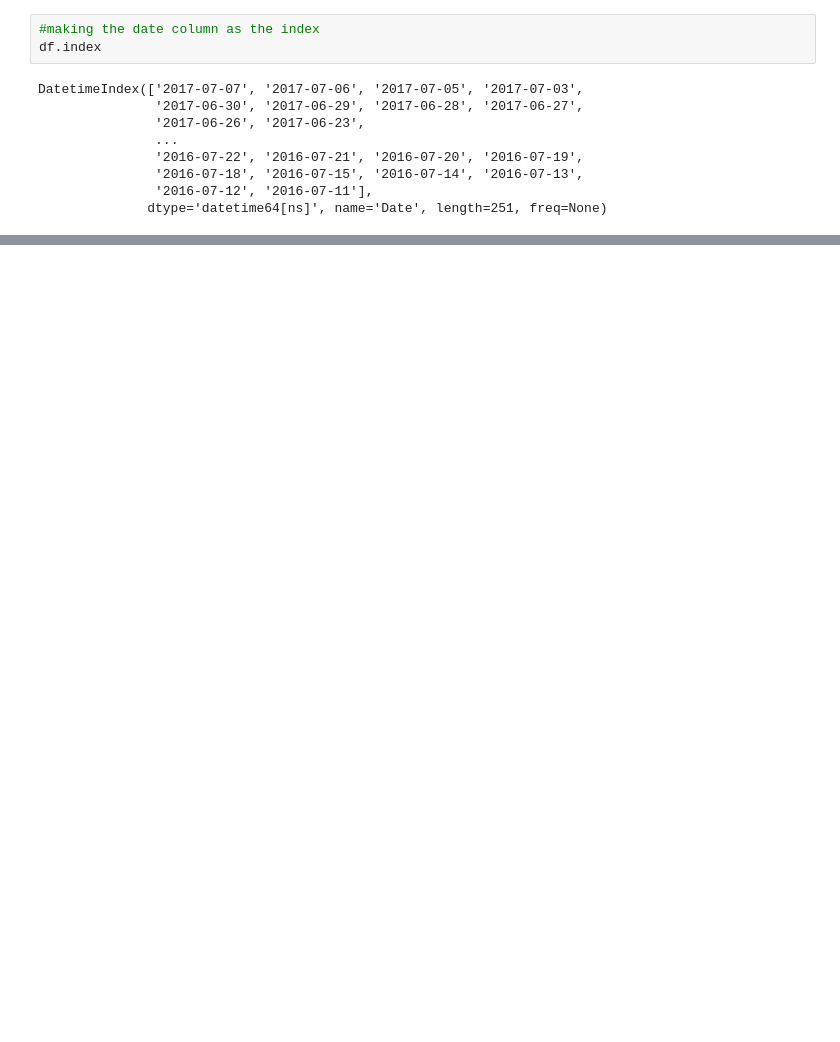
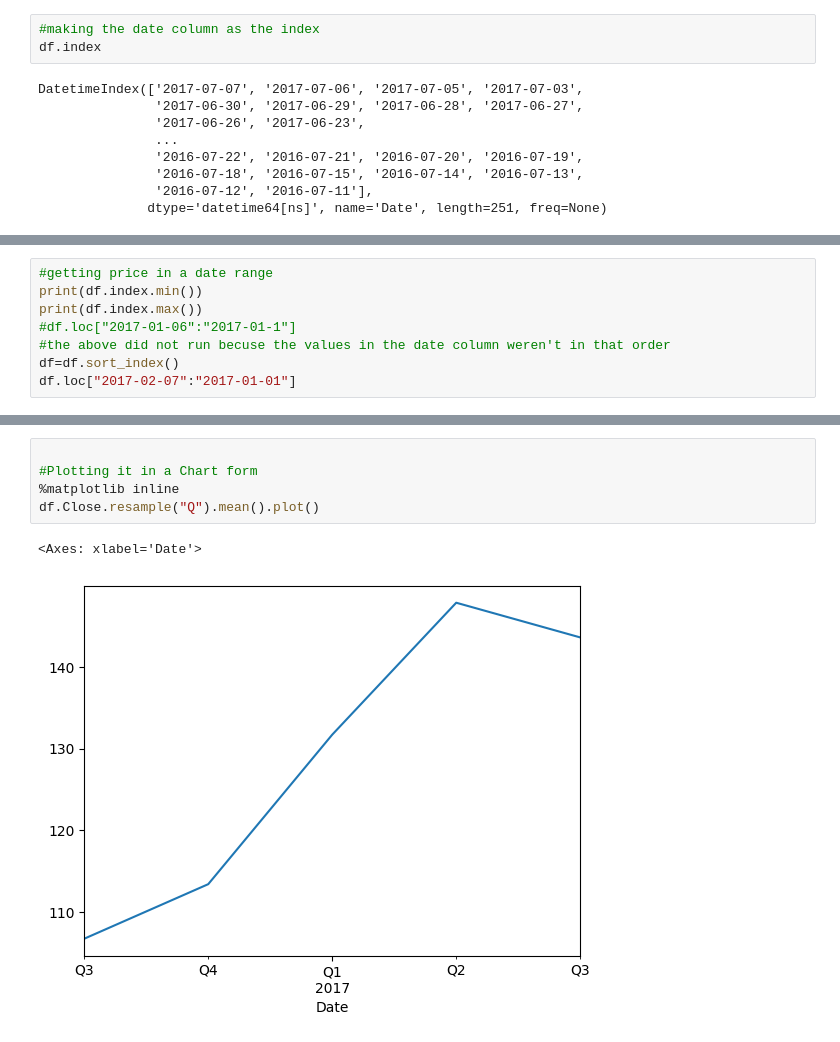
Before and after one commit to manisha7-ma/Pandas, a Jupyter notebook: 16_Pandas_Time_Series_Analysis_Part_1_DatetimeIndex_and_Resample.ipynb, the cells around one changed output, grey strips where cells are left out. Cells and saved outputs as stored; diff of their text form; blank space fills up the shorter version.

```diff
--- a/16_Pandas_Time_Series_Analysis_Part_1_DatetimeIndex_and_Resample.ipynb
+++ b/16_Pandas_Time_Series_Analysis_Part_1_DatetimeIndex_and_Resample.ipynb
@@ -44,0 +86,8 @@ KeyError: 'Value based partial slicing on non-monotonic DatetimeIndexes with non
+# %%
+#getting price in a date range
+print(df.index.min())
+print(df.index.max())
+#df.loc["2017-01-06":"2017-01-1"]
+#the above did not run becuse the values in the date column weren't in that order
+df=df.sort_index()
+df.loc["2017-02-07":"2017-01-01"]
@@ -44,0 +161,8 @@ KeyError: 'Value based partial slicing on non-monotonic DatetimeIndexes with non
+# %%
+
+#Plotting it in a Chart form
+%matplotlib inline
+df.Close.resample("Q").mean().plot()
+# %% [output]
+<Axes: xlabel='Date'>
+[figure, added]
```
Also changed, not shown: parts of 13 cells of this notebook.
